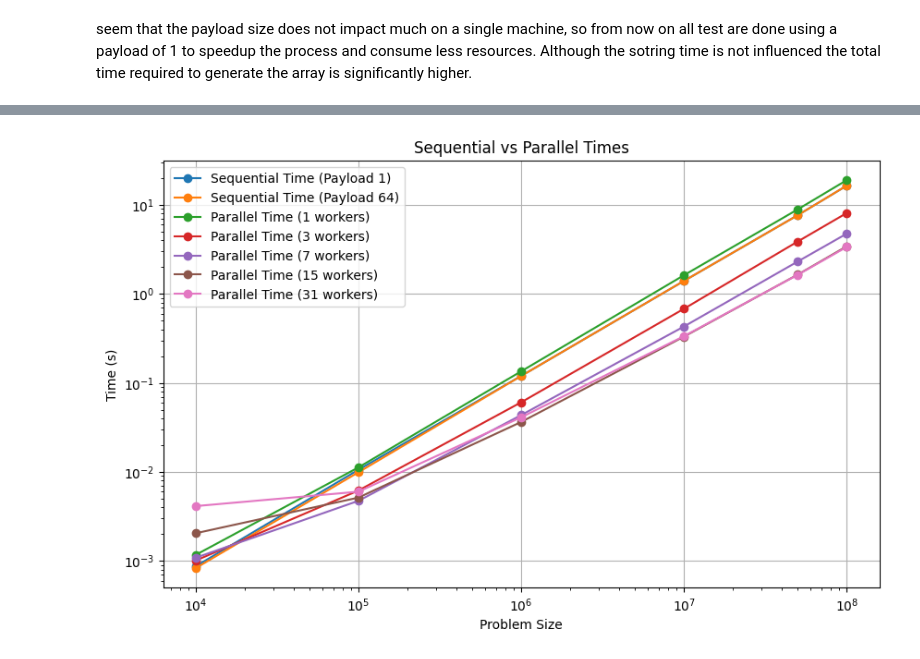
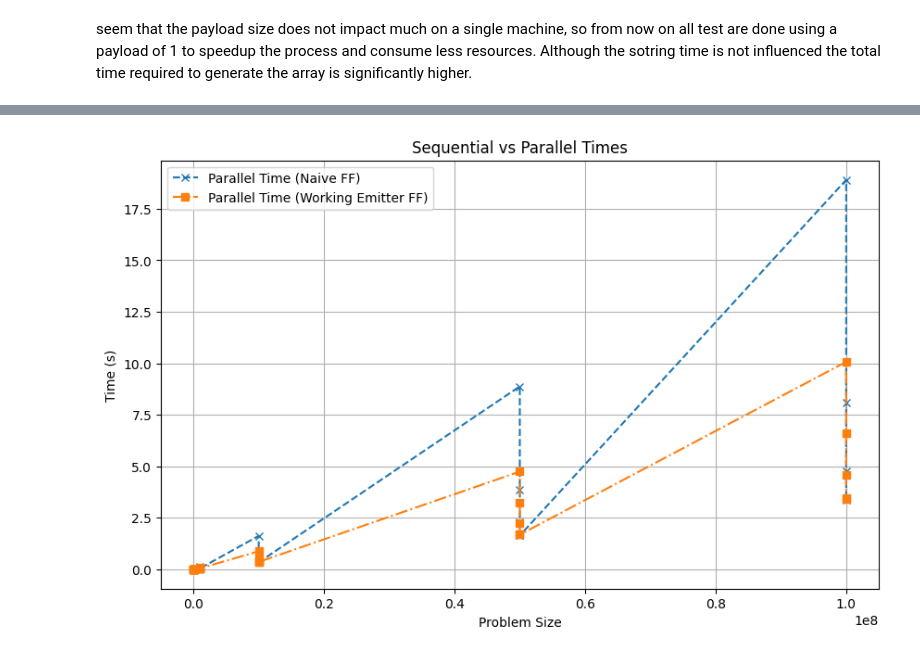
Before and after one commit to DavideB45/SPM, a Jupyter notebook: assignment4/analysis.ipynb, the cells around one changed output, grey strips where cells are left out. Drawn from its saved outputs; the diff is of its cells as text; code cells hidden in the pictures.

```diff
--- a/assignment4/analysis.ipynb
+++ b/assignment4/analysis.ipynb
@@ -13,8 +13,10 @@ par_times = pd.read_csv('results/naive_ff.csv')
 par_times = par_times[par_times['time'] > 0]
 par_times = par_times.drop(columns=['trial'])
 
-#load parallel working emitter times
-#we_times = pd.read_csv('results/working_emitter_ff.csv')
+#load parallel working emitter times (queue size 1)
+we_times = pd.read_csv('results/working_emitter_ff.csv')
+we_times = we_times[we_times['time'] > 0]
+we_times = we_times.drop(columns=['trial'])
 # %%
 par_times.head()
 # %% [output]
@@ -51,4 +62,7 @@ plt.show()
 seem that the payload size does not impact much on a single machine, so from now on all test are done using a payload of 1 to speedup the process and consume less resources. Although the sotring time is not influenced the total time required to generate the array is significantly higher.
 # %%
 par_times = par_times.groupby(['size', 'workers']).agg({'time': 'min'}).reset_index()
-par_times.head()
+#par_times = par_times.loc[par_times.groupby('size')['time'].idxmin()].reset_index(drop=True)
+
+we_times = we_times.groupby(['size', 'workers']).agg({'time': 'min'}).reset_index()
+#we_times = we_times.loc[we_times.groupby('size')['time'].idxmin()].reset_index(drop=True)
@@ -62,23 +69,23 @@ par_times.head()
 # %%
 plt.figure(figsize=(10, 6))
 
 # Plot sequential times
-plt.plot(small['size'], small['time'], marker='o', label='Sequential Time (Payload 1)')
-plt.plot(big['size'], big['time'], marker='o', label='Sequential Time (Payload 64)')
+#plt.plot(small['size'], small['time'], marker='o', label='Sequential Time (Payload 1)')
+#plt.plot(big['size'], big['time'], marker='o', label='Sequential Time (Payload 64)')
 
-# Plot parallel times for each number of workers
-for workers in par_times['workers'].unique():
-	worker_times = par_times[par_times['workers'] == workers]
-	plt.plot(worker_times['size'], worker_times['time'], marker='o', label=f'Parallel Time ({workers} workers)')
+# Filter parallel times to show only the best time for each size
+plt.plot(par_times['size'], par_times['time'], marker='x', label='Parallel Time (Naive FF)', linestyle='--')
 
+# Filter working emitter times to show only the best time for each size
+plt.plot(we_times['size'], we_times['time'], marker='s', label='Parallel Time (Working Emitter FF)', linestyle='-.')
 # Configure plot
 plt.xlabel('Problem Size')
 plt.ylabel('Time (s)')
 plt.title('Sequential vs Parallel Times')
-plt.xscale('log')
-plt.yscale('log')
+#plt.xscale('log')
+#plt.yscale('log')
 plt.legend()
 plt.grid(True)
 plt.show()
 # %% [output]
-[figure, old version]
+[figure, new version]
```
Also changed, not shown: parts of 5 cells of this notebook, 2 other files.
